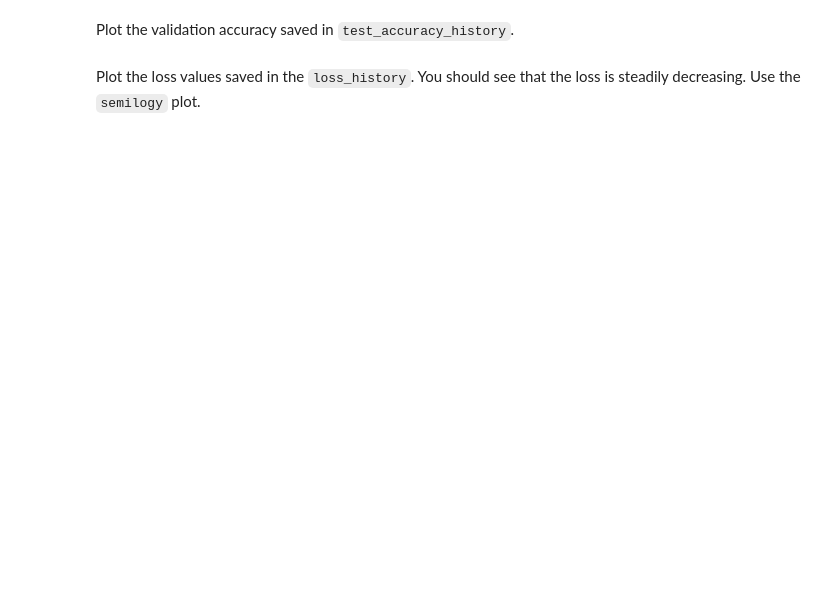
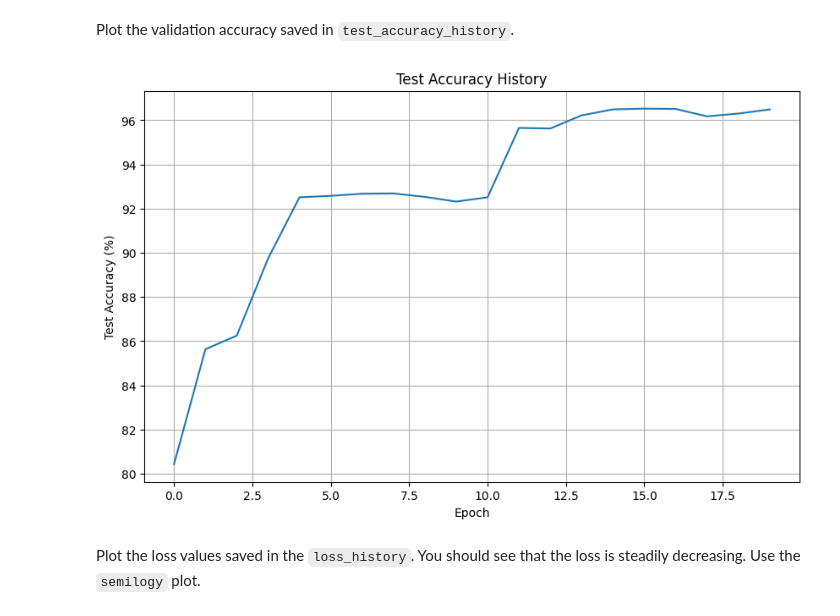
Before and after one commit to manovay/msml, a Jupyter notebook: unit09_neural/lab_music_partial.ipynb, the cells around one changed output. Saved outputs shown, nothing was run; the diff lists cells and outputs as text; code cells hidden in the pictures; blank space fills up the shorter version.

```diff
--- a/unit09_neural/lab_music_partial.ipynb
+++ b/unit09_neural/lab_music_partial.ipynb
@@ -113,6 +116,11 @@ Before continuing, you must scale the training and test data, `Xtr` and `Xts`.
 # TODO Scale the training and test matrices
 # Xtr_scale = ...
 # Xts_scale = ...
+Xtr_mean = np.mean(Xtr, axis=0)
+Xtr_std = np.std(Xtr, axis=0)
+
+Xtr_scale = (Xtr - Xtr_mean) / Xtr_std
+Xts_scale = (Xts - Xtr_mean) / Xtr_std
 # %% [markdown]
 ## Building a Neural Network Classifier
 
@@ -152,27 +184,27 @@ Next, create `pytorch` `Dataloader` classes from the numpy arrays.  Note that yo
 from torch.utils.data import DataLoader, TensorDataset
 
 # TODO:  Convert your data to PyTorch tensors.
-# Xtr_torch = ...  (use dtype=torch.float32)
-# Xts_torch = ...  (use dtype=torch.float32)
-# ytr_torch = ...  (use dtype=torch.int32)
-# yts_torch = ...  (use dtype=torch.int32)
+Xtr_torch = torch.from_numpy(Xtr_scale).float()
+Xts_torch = torch.from_numpy(Xts_scale).float()
+ytr_torch = torch.from_numpy(ytr).long()
+yts_torch = torch.from_numpy(yts).long()
 
 # TODO:  Create a TensorDataset
-#   train_dataset = TensorDataset(...)
-#   test_dataset = TensorDataset(...)
+train_dataset = TensorDataset(Xtr_torch, ytr_torch)
+test_dataset = TensorDataset(Xts_torch, yts_torch)
 
 # TODO:  Create a DataLoader
-#    train_loader = ...
-#    test_loader = ...
 batch_size = 100
+train_loader = DataLoader(train_dataset, batch_size=batch_size, shuffle=True)
+test_loader = DataLoader(test_dataset, batch_size=batch_size, shuffle=False)
 # %% [markdown]
 Create the loss and an optimizer.  For the loss, use `nn.CrossEntropyLoss()`.  For the optimizer, use the `optim.Adam` optimizer with a learning rate of 0.001
 # %%
 import torch.optim as optim
 
 # TODO: Define loss function and optimizer
-#   criterion = ...
-#   optimizer = ...
+criterion = nn.CrossEntropyLoss()
+optimizer = optim.Adam(model.parameters(), lr=0.001)
 # %% [markdown]
 Fit the model for 20 epochs using the scaled data for both the training and validation.  In each epoch, save the:
 *  average training loss
@@ -213,2 +288,13 @@ Plot the validation accuracy saved in `test_accuracy_history`.
+# %%
+# TODO
+plt.figure(figsize=(10, 6))
+plt.plot(test_accuracy_history)
+plt.title('Test Accuracy History')
+plt.xlabel('Epoch')
+plt.ylabel('Test Accuracy (%)')
+plt.grid(True)
+plt.show()
+# %% [output]
+[figure, added]
 # %% [markdown]
 Plot the loss values saved in the `loss_history`.  You should see that the loss is steadily decreasing.  Use the `semilogy` plot.
```
Also changed, not shown: parts of 11 cells of this notebook.
